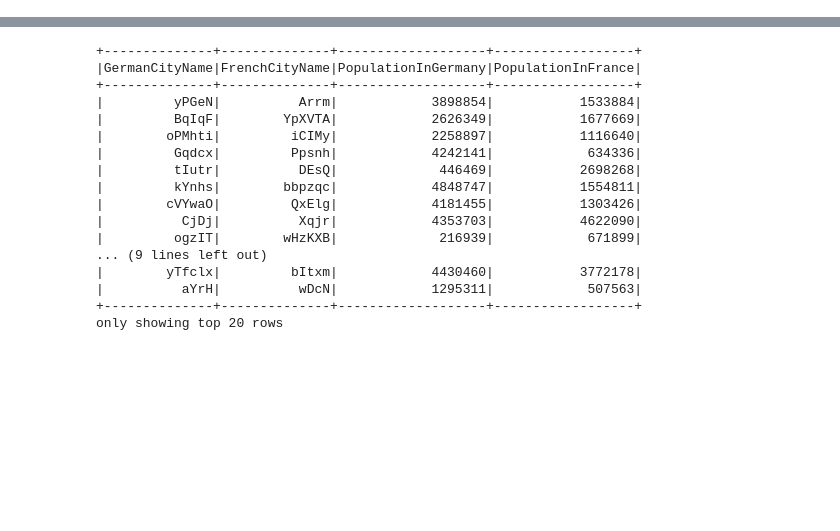
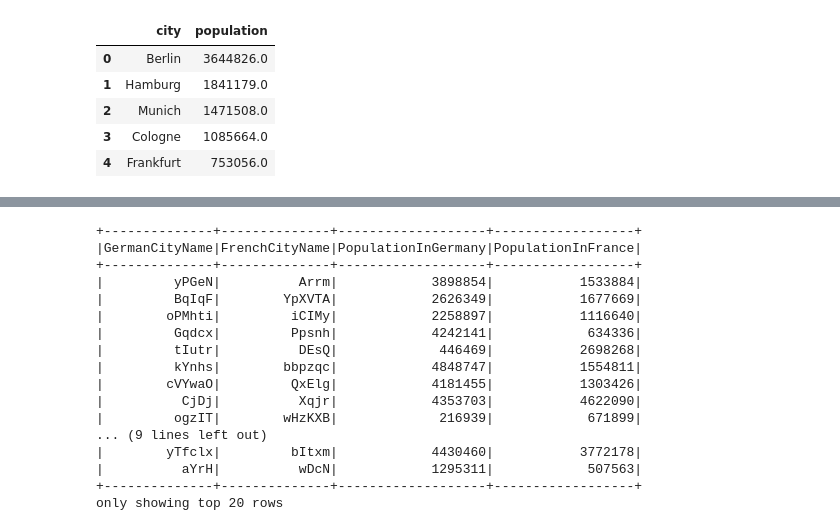
Before and after one commit to awinkhater/BDG3_FTP, a Jupyter notebook: Group_Assignment/BD_Group_Assignment.ipynb, the cells around one changed output, grey strips where cells are left out. Drawn from its saved outputs; the diff is of its cells as text; code cells hidden in the pictures; blank space fills up the shorter version.

```diff
--- a/Group_Assignment/BD_Group_Assignment.ipynb
+++ b/Group_Assignment/BD_Group_Assignment.ipynb
@@ -77,0 +44,10 @@ def generate_city_data(num_cities):
+# %%
+#Checking the original German set out:
+dfG.head()
+# %% [output]
+|  | city | population |
+| 0 | Berlin | 3644826.0 |
+| 1 | Hamburg | 1841179.0 |
+| 2 | Munich | 1471508.0 |
+| 3 | Cologne | 1085664.0 |
+| 4 | Frankfurt | 753056.0 |
```
Also changed, not shown: parts of 18 cells of this notebook, 7 other files.
